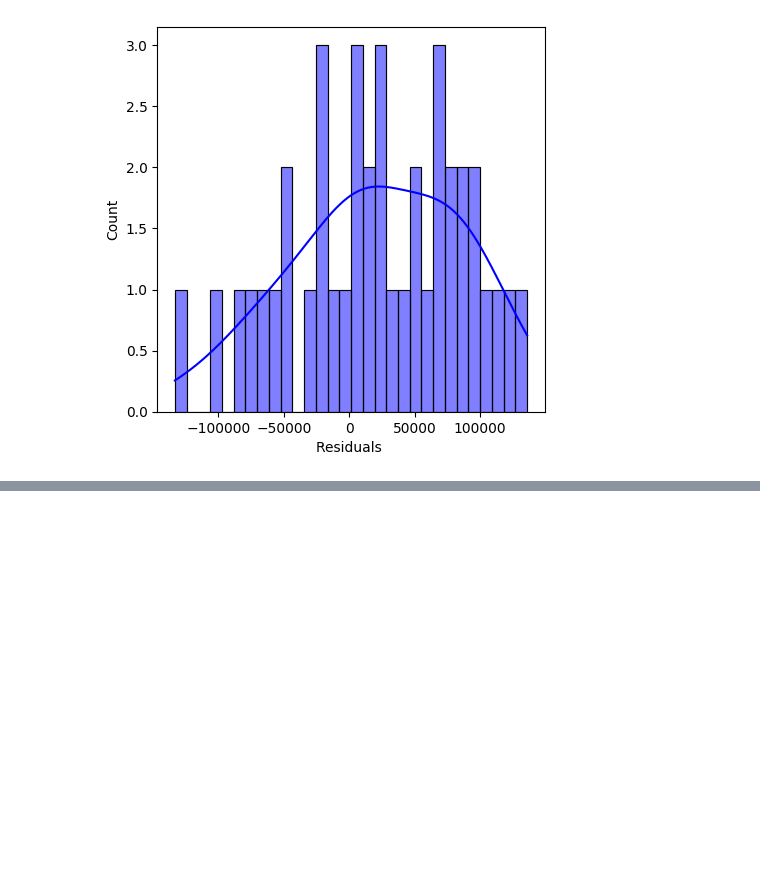
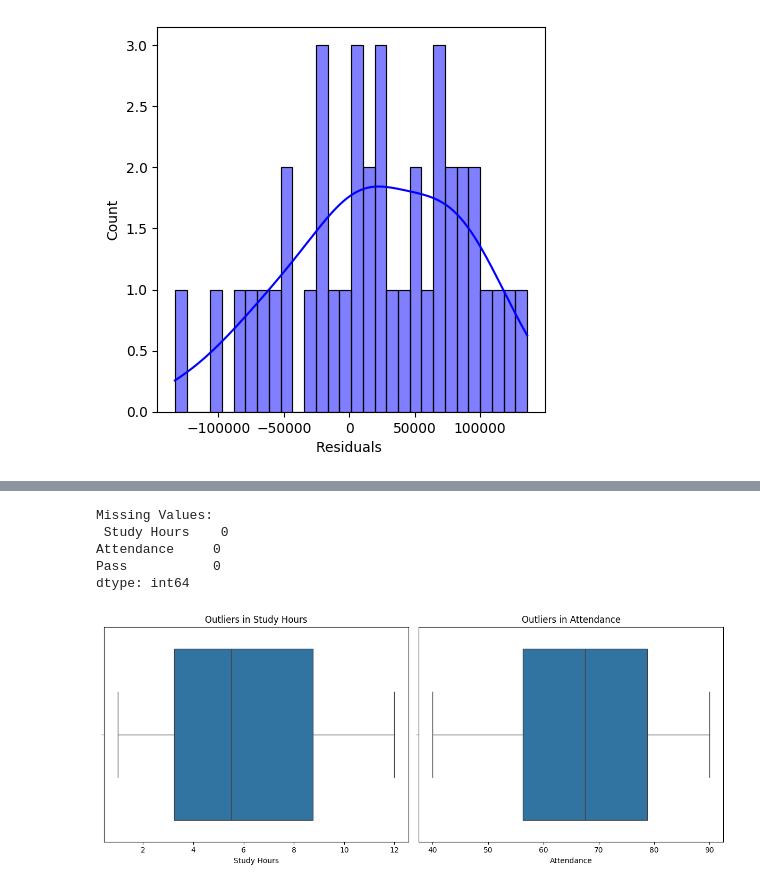
Before and after one commit to Pravallika-02-datascience/Internship, a Jupyter notebook: Mainflowintern.ipynb, the cells around one changed output, grey strips where cells are left out. Cells and saved outputs as stored; diff of their text form; code cells hidden in the pictures; blank space fills up the shorter version.

```diff
--- a/Mainflowintern.ipynb
+++ b/Mainflowintern.ipynb
@@ -679,0 +682,12 @@ plt.show()
+# %%
+import pandas as pd
+
+# Creating the dataset
+data = {
+    "Study Hours": [4, 10, 2, 8, 6, 1, 12, 3, 9, 5],
+    "Attendance": [60, 85, 50, 75, 70, 40, 90, 55, 80, 65],
+    "Pass": [0, 1, 0, 1, 1, 0, 1, 0, 1, 0]
+}
+
+df = pd.DataFrame(data)
+print(df)
@@ -679,0 +706,2 @@ plt.show()
+# %%
+df = pd.DataFrame(data)
@@ -679,0 +742,27 @@ plt.show()
+# %%
+# Check for missing values
+print("Missing Values:\n", df.isnull().sum())
+
+import matplotlib.pyplot as plt
+# Detecting outliers using boxplots
+plt.figure(figsize=(12, 5))
+
+
+import seaborn as sns
+plt.subplot(1, 2, 1)
+sns.boxplot(x=df["Study Hours"])
+plt.title("Outliers in Study Hours")
+
+plt.subplot(1, 2, 2)
+sns.boxplot(x=df["Attendance"])
+plt.title("Outliers in Attendance")
+
+plt.tight_layout()
+plt.show()
+# %% [output]
+Missing Values:
+ Study Hours    0
+Attendance     0
+Pass           0
+dtype: int64
+[figure, added]
```
Also changed, not shown: parts of 11 cells of this notebook.
